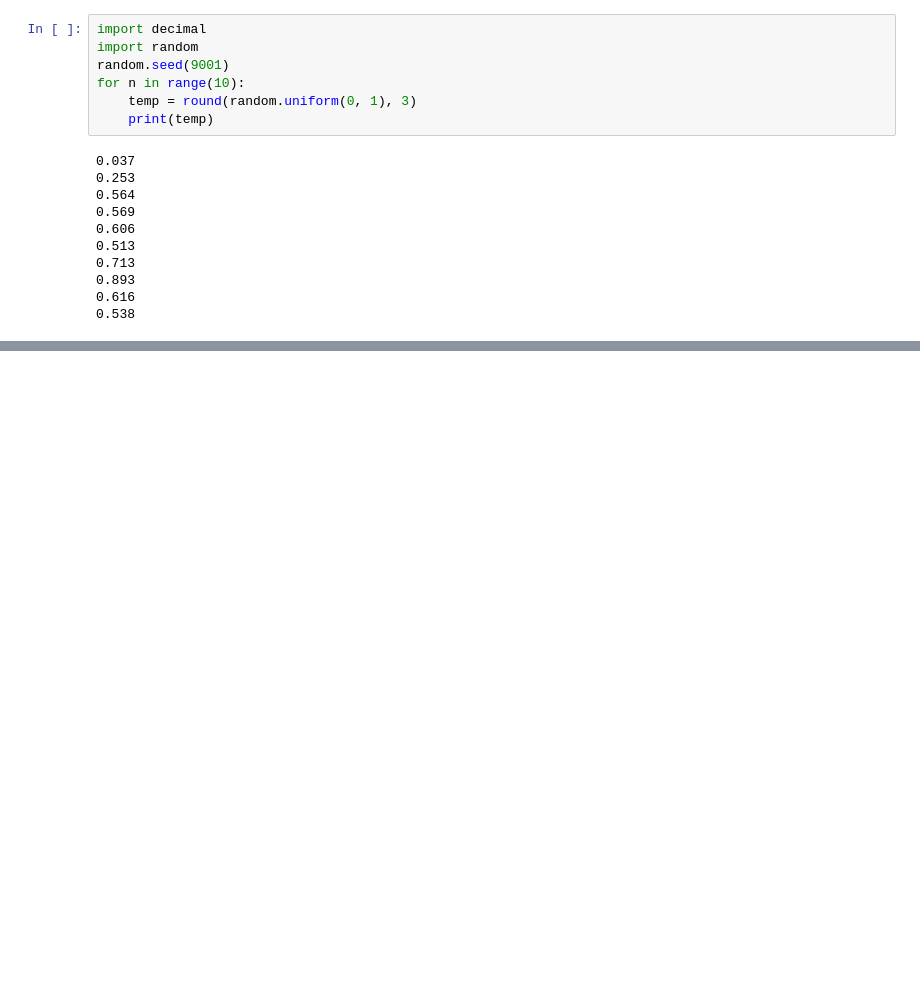
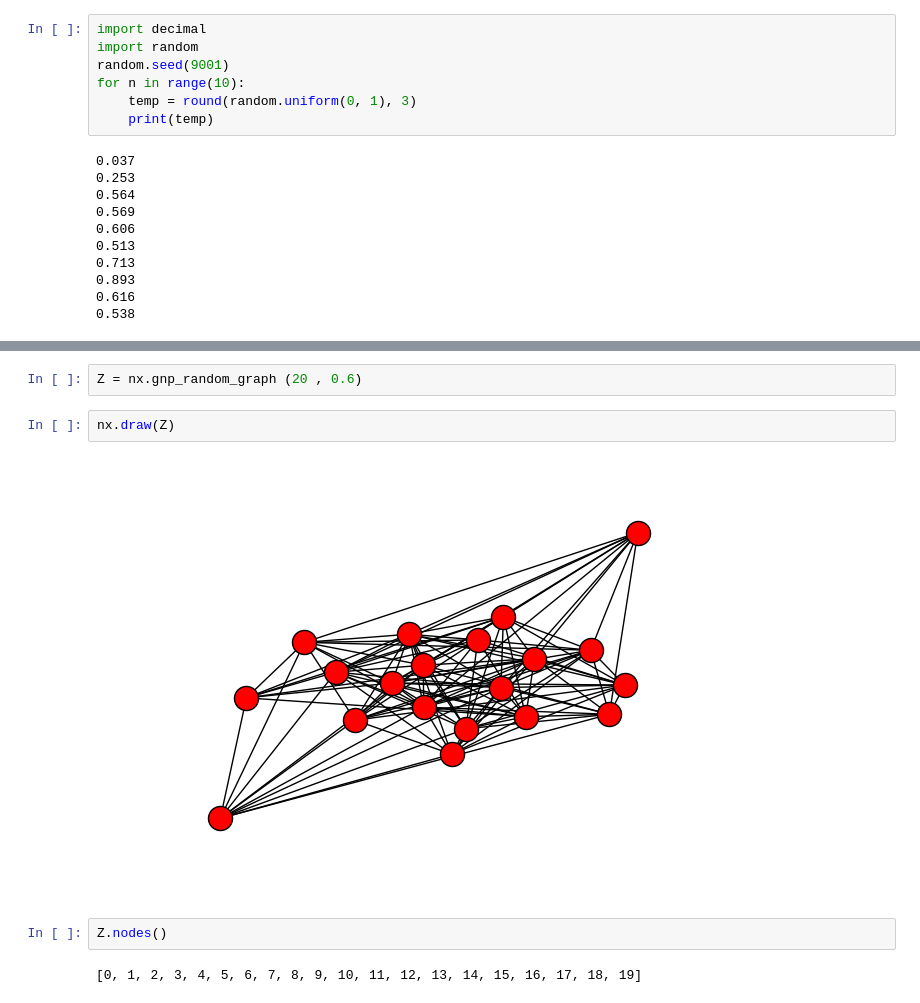
Before and after one commit to SubhankarGhosh/NetworkX, a Jupyter notebook: Trials.ipynb, the cells around one changed output, grey strips where cells are left out. Cells and saved outputs as stored; diff of their text form; blank space fills up the shorter version.

```diff
--- a/Trials.ipynb
+++ b/Trials.ipynb
@@ -53,0 +72,10 @@ for n in range(10):
+# %%
+Z = nx.gnp_random_graph (20 , 0.6)
+# %%
+nx.draw(Z)
+# %% [output]
+[figure, added]
+# %%
+Z.nodes()
+# %% [output]
+[0, 1, 2, 3, 4, 5, 6, 7, 8, 9, 10, 11, 12, 13, 14, 15, 16, 17, 18, 19]
```
Also changed, not shown: parts of 8 cells of this notebook, 2 other files.
